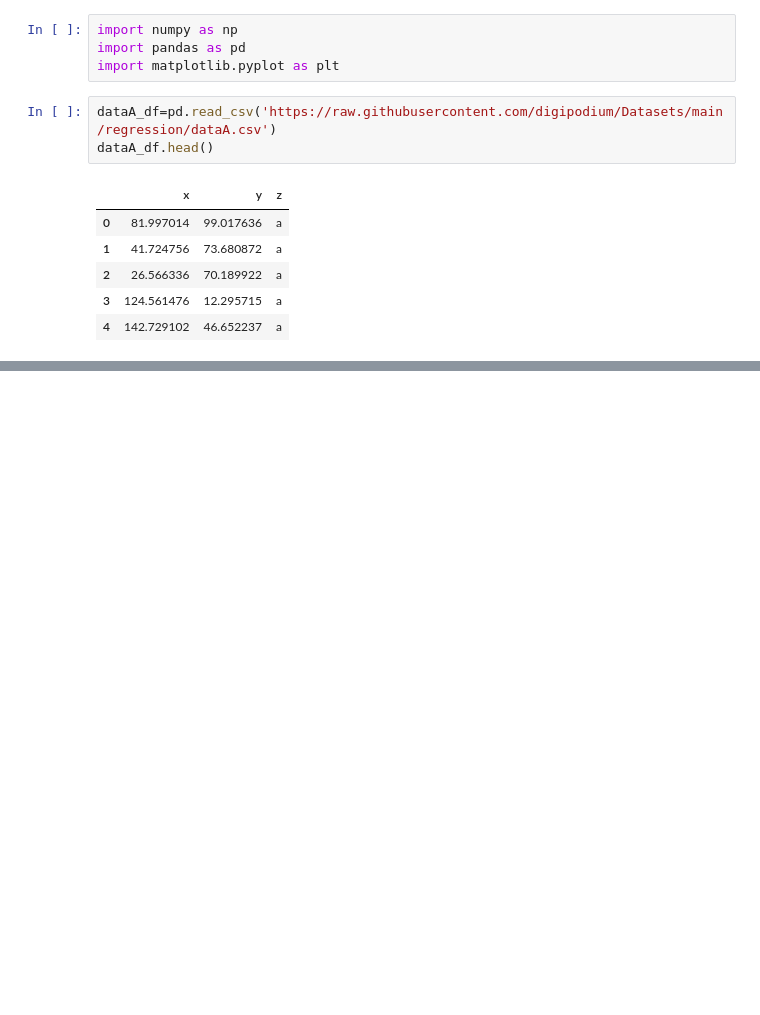
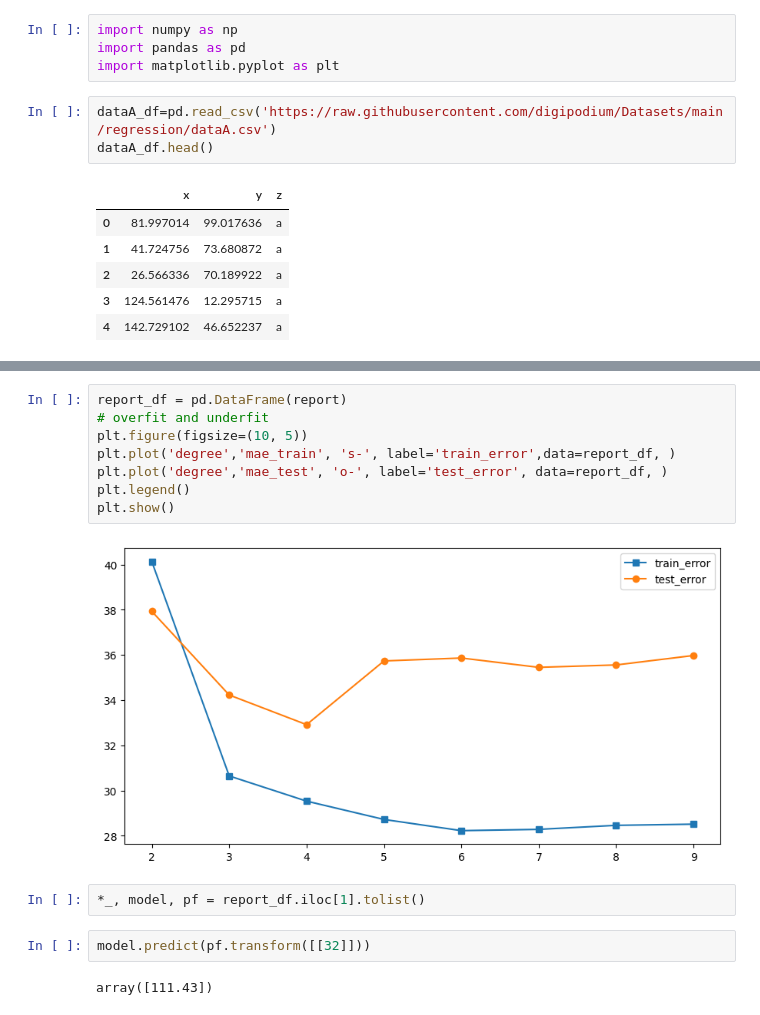
Before and after one commit to bhardwajexploit/Ml-course-digipodium, a Jupyter notebook: Supervisded_learning/Polynomial_Regression.ipynb, the cells around one changed output, grey strips where cells are left out. Drawn from its saved outputs; the diff is of its cells as text; blank space fills up the shorter version.

```diff
--- a/Supervisded_learning/Polynomial_Regression.ipynb
+++ b/Supervisded_learning/Polynomial_Regression.ipynb
@@ -20,0 +62,16 @@ AttributeError: Axes.set() got an unexpected keyword argument 'figsize'
+# %%
+report_df = pd.DataFrame(report)
+# overfit and underfit
+plt.figure(figsize=(10, 5))
+plt.plot('degree','mae_train', 's-', label='train_error',data=report_df, )
+plt.plot('degree','mae_test', 'o-', label='test_error', data=report_df, )
+plt.legend()
+plt.show()
+# %% [output]
+[figure, added]
+# %%
+*_, model, pf = report_df.iloc[1].tolist()
+# %%
+model.predict(pf.transform([[32]]))
+# %% [output]
+array([111.43])
```
Also changed, not shown: parts of 6 cells of this notebook.
